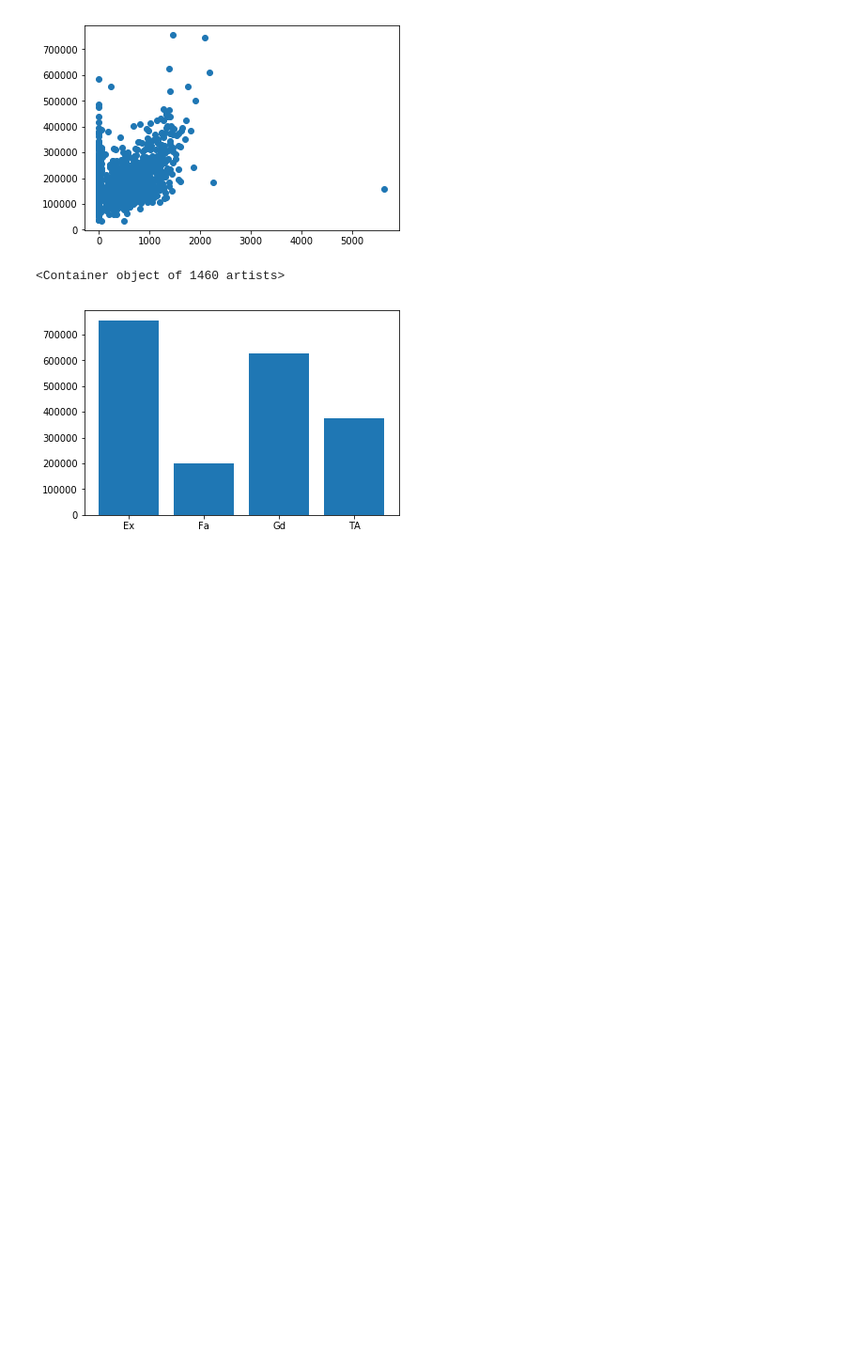
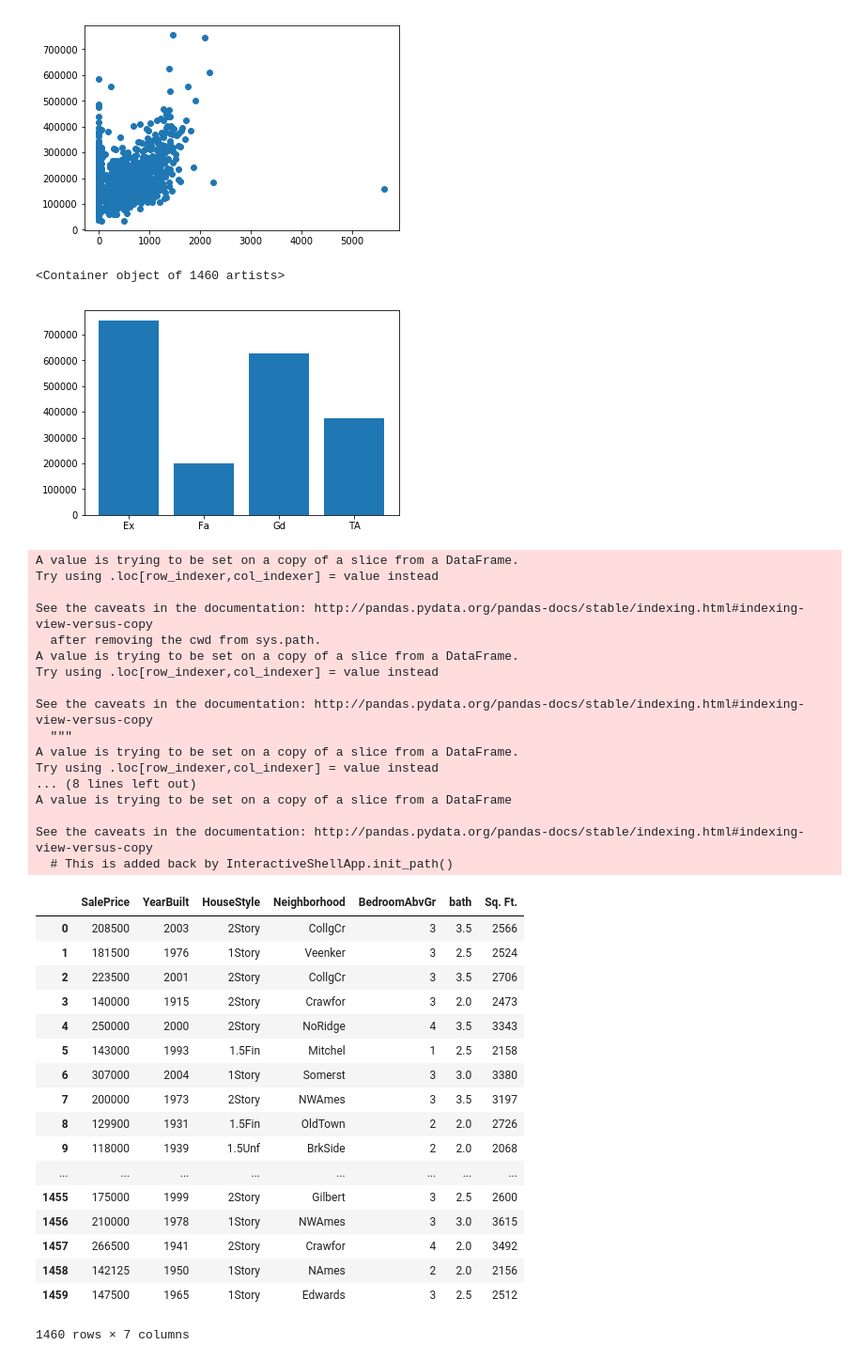
Before and after one commit to mpaluta/House_Price, a Jupyter notebook: subha_v1.ipynb, the cells around one changed output. Shown at 94% size. Cells and saved outputs as stored; diff of their text form; code cells hidden in the pictures; blank space fills up the shorter version.

```diff
--- a/subha_v1.ipynb
+++ b/subha_v1.ipynb
@@ -241,3 +261,55 @@ plt.bar(df['KitchenQual'], df['SalePrice'])
 # %% [output]
 <Container object of 1460 artists>
 [figure]
+# %%
+df_iowa = df.copy()
+
+# Select columns needed from Iowa DS
+df_iowa = df_iowa[['SalePrice', 'YearBuilt', 'HouseStyle','Neighborhood', 'BsmtFullBath', 'BsmtHalfBath', 'FullBath', 'HalfBath','BedroomAbvGr','TotalBsmtSF', 'GrLivArea']]
+
+# half bath is 0.5
+df_iowa['hbath'] = df_iowa['BsmtHalfBath'] + df_iowa['HalfBath']
+df_iowa['hbath'] = np.where(df_iowa['hbath'] > 0, df_iowa['hbath']/2 , 0)
+df_iowa['bath'] = df_iowa['BsmtFullBath'] + df_iowa['FullBath'] + df_iowa['hbath']
+
+# sum up basement and other living area to get total sq. feet
+df_iowa['Sq. Ft.'] = df_iowa['TotalBsmtSF'] + df_iowa['GrLivArea']
+
+#Remove unwanted columns now that we have a new column for bath in DF and we have sq. feet
+df_iowa.drop(['BsmtFullBath', 'BsmtHalfBath', 'FullBath', 'HalfBath','hbath','TotalBsmtSF', 'GrLivArea'], axis =1, inplace = True)
+# %% [output]
+A value is trying to be set on a copy of a slice from a DataFrame.
+Try using .loc[row_indexer,col_indexer] = value instead
+
+See the caveats in the documentation: http://pandas.pydata.org/pandas-docs/stable/indexing.html#indexing-view-versus-copy
+  after removing the cwd from sys.path.
+A value is trying to be set on a copy of a slice from a DataFrame.
+Try using .loc[row_indexer,col_indexer] = value instead
+
+See the caveats in the documentation: http://pandas.pydata.org/pandas-docs/stable/indexing.html#indexing-view-versus-copy
+  """
+A value is trying to be set on a copy of a slice from a DataFrame.
+Try using .loc[row_indexer,col_indexer] = value instead
+... (8 lines left out)
+A value is trying to be set on a copy of a slice from a DataFrame
+
+See the caveats in the documentation: http://pandas.pydata.org/pandas-docs/stable/indexing.html#indexing-view-versus-copy
+  # This is added back by InteractiveShellApp.init_path()
+|  | SalePrice | YearBuilt | HouseStyle | Neighborhood | BedroomAbvGr | bath | Sq. Ft. |
+| 0 | 208500 | 2003 | 2Story | CollgCr | 3 | 3.5 | 2566 |
+| 1 | 181500 | 1976 | 1Story | Veenker | 3 | 2.5 | 2524 |
+| 2 | 223500 | 2001 | 2Story | CollgCr | 3 | 3.5 | 2706 |
+| 3 | 140000 | 1915 | 2Story | Crawfor | 3 | 2.0 | 2473 |
+| 4 | 250000 | 2000 | 2Story | NoRidge | 4 | 3.5 | 3343 |
+| 5 | 143000 | 1993 | 1.5Fin | Mitchel | 1 | 2.5 | 2158 |
+| 6 | 307000 | 2004 | 1Story | Somerst | 3 | 3.0 | 3380 |
+| 7 | 200000 | 1973 | 2Story | NWAmes | 3 | 3.5 | 3197 |
+| 8 | 129900 | 1931 | 1.5Fin | OldTown | 2 | 2.0 | 2726 |
+| 9 | 118000 | 1939 | 1.5Unf | BrkSide | 2 | 2.0 | 2068 |
+| ... | ... | ... | ... | ... | ... | ... | ... |
+| 1455 | 175000 | 1999 | 2Story | Gilbert | 3 | 2.5 | 2600 |
+| 1456 | 210000 | 1978 | 1Story | NWAmes | 3 | 3.0 | 3615 |
+| 1457 | 266500 | 1941 | 2Story | Crawfor | 4 | 2.0 | 3492 |
+| 1458 | 142125 | 1950 | 1Story | NAmes | 2 | 2.0 | 2156 |
+| 1459 | 147500 | 1965 | 1Story | Edwards | 3 | 2.5 | 2512 |
+1460 rows × 7 columns
```
Also changed, not shown: parts of 5 cells of this notebook, 1 other file.
